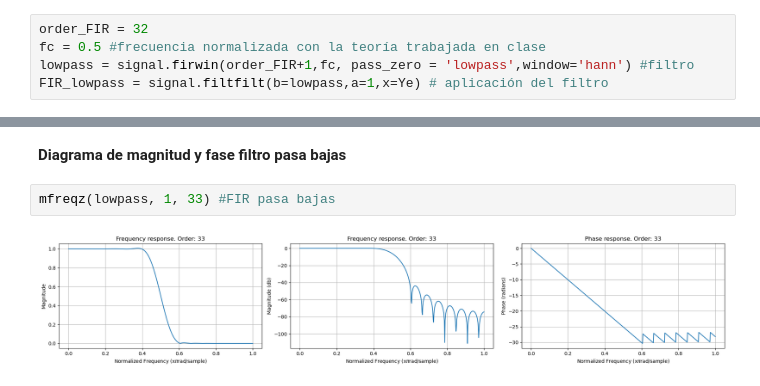
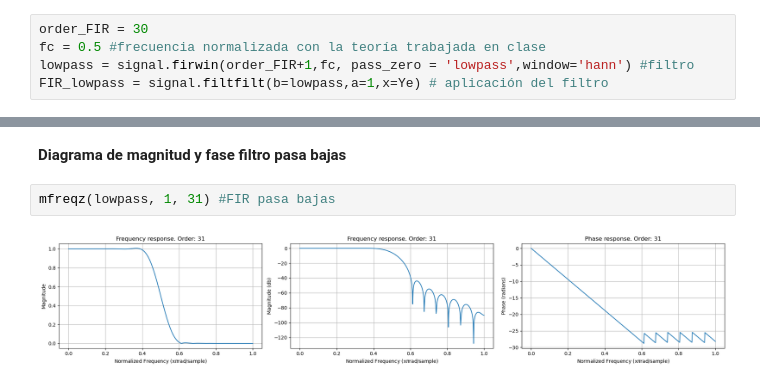
Before and after one commit to AngieTrianaT/Laboratorio-biosenales, a Jupyter notebook: Parcial 4_CarolinaMejía/Soluciónparcial4.ipynb, the cells around one changed output, grey strips where cells are left out. Saved outputs shown, nothing was run; the diff lists cells and outputs as text.

```diff
--- a/Parcial 4_CarolinaMejía/Soluciónparcial4.ipynb
+++ b/Parcial 4_CarolinaMejía/Soluciónparcial4.ipynb
@@ -104,7 +104,7 @@ fc = 0.05
 highpass = signal.firwin(order_FIR+1,fc, pass_zero = 'highpass',window='rectangular') #filtro
 FIR_highpass = signal.filtfilt(b=highpass,a=1,x=Ye) # aplicación del filtro
 # %%
-order_FIR = 32
+order_FIR = 30
 fc = 0.5 #frecuencia normalizada con la teoría trabajada en clase
 lowpass = signal.firwin(order_FIR+1,fc, pass_zero = 'lowpass',window='hann') #filtro
 FIR_lowpass = signal.filtfilt(b=lowpass,a=1,x=Ye) # aplicación del filtro
@@ -166,6 +166,6 @@ mfreqz(highpass, 1, 91) #FIR pasa bajas
 # %% [markdown]
 **Diagrama de magnitud y fase filtro pasa bajas**
 # %%
-mfreqz(lowpass, 1, 33) #FIR pasa bajas
+mfreqz(lowpass, 1, 31) #FIR pasa bajas
 # %% [output]
-[figure, old version]
+[figure, new version]
```
Also changed, not shown: parts of 1 cell of this notebook.
